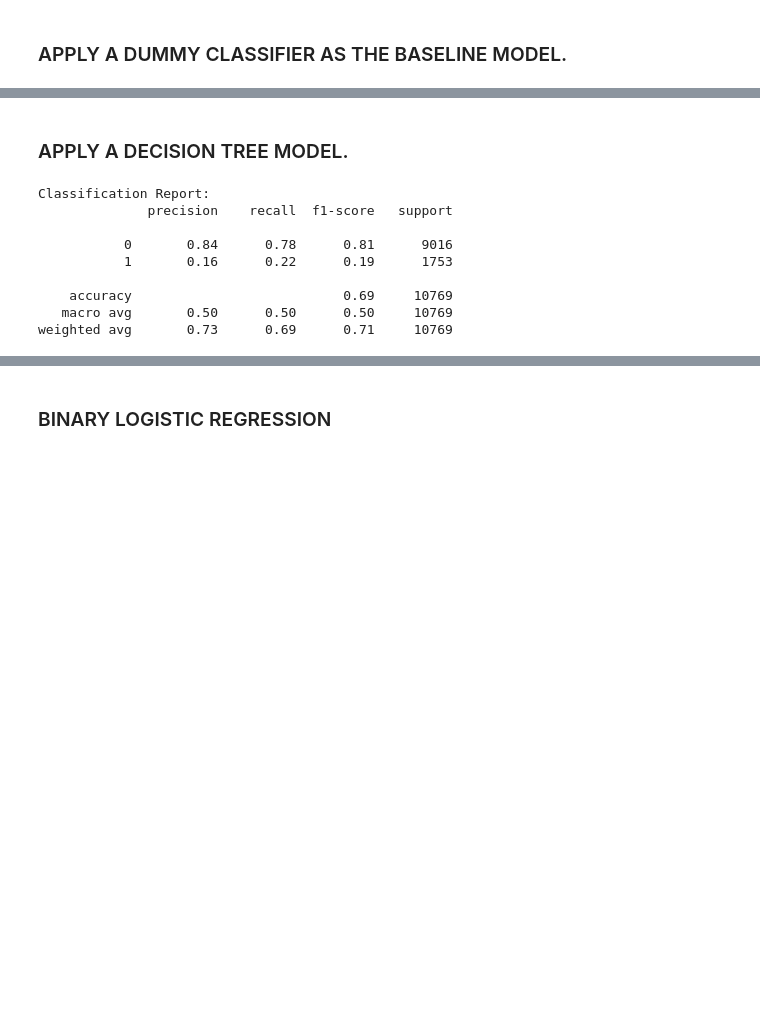
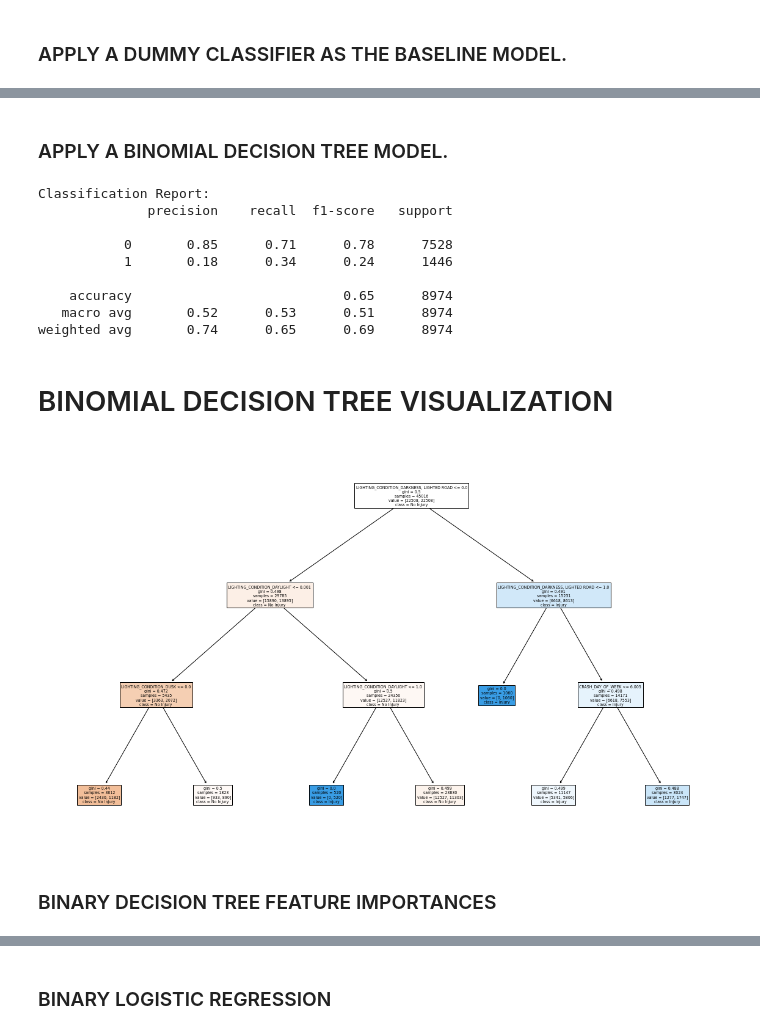
Before and after one commit to SangyunT/Chicago_Car_Crashes_Classification, a Jupyter notebook: index.ipynb, the cells around one changed output, grey strips where cells are left out. Saved outputs shown, nothing was run; the diff lists cells and outputs as text; code cells hidden in the pictures; blank space fills up the shorter version.

Commit message:
completed bn and mn models

```diff
--- a/index.ipynb
+++ b/index.ipynb
@@ -383,18 +384,18 @@ plt.show()
 # %% [markdown]
-### APPLY A DECISION TREE MODEL.
+### APPLY A BINOMIAL DECISION TREE MODEL.
 # %%
 from sklearn.tree import DecisionTreeClassifier
 from sklearn.metrics import classification_report, confusion_matrix
 
 
 # Create an instance of the DecisionTreeClassifier
-tree_model = DecisionTreeClassifier(random_state = 42)
+bn_tree_model = DecisionTreeClassifier(max_depth = 3)
 
 # Train the model
-tree_model.fit(X_train_resampled, y_train_resampled)
+bn_tree_model.fit(X_train_resampled, y_train_resampled)
 
 # Make predictions on the testing data
-y_pred_tree = tree_model.predict(X_test_encoded)
+y_pred_tree = bn_tree_model.predict(X_test_encoded)
 
 # Evaluate the model's performance using classification metrics
 print("Classification Report:")
@@ -403,9 +404,22 @@ print(classification_report(y_test, y_pred_tree))
 Classification Report:
               precision    recall  f1-score   support
 
-           0       0.84      0.78      0.81      9016
-           1       0.16      0.22      0.19      1753
+           0       0.85      0.71      0.78      7528
+           1       0.18      0.34      0.24      1446
 
-    accuracy                           0.69     10769
-   macro avg       0.50      0.50      0.50     10769
-weighted avg       0.73      0.69      0.71     10769
+    accuracy                           0.65      8974
+   macro avg       0.52      0.53      0.51      8974
+weighted avg       0.74      0.65      0.69      8974
+# %% [markdown]
+# BINOMIAL DECISION TREE VISUALIZATION
+# %%
+from sklearn import tree
+
+# Plot the decision tree
+plt.figure(figsize=(20, 12))
+tree.plot_tree(bn_tree_model, feature_names= X_train_encoded.columns.tolist(), class_names=['No Injury', 'Injury'], filled = True)
+plt.show()
+# %% [output]
+[figure, added]
+# %% [markdown]
+### BINARY DECISION TREE FEATURE IMPORTANCES
```
Also changed, not shown: parts of 62 cells of this notebook.
